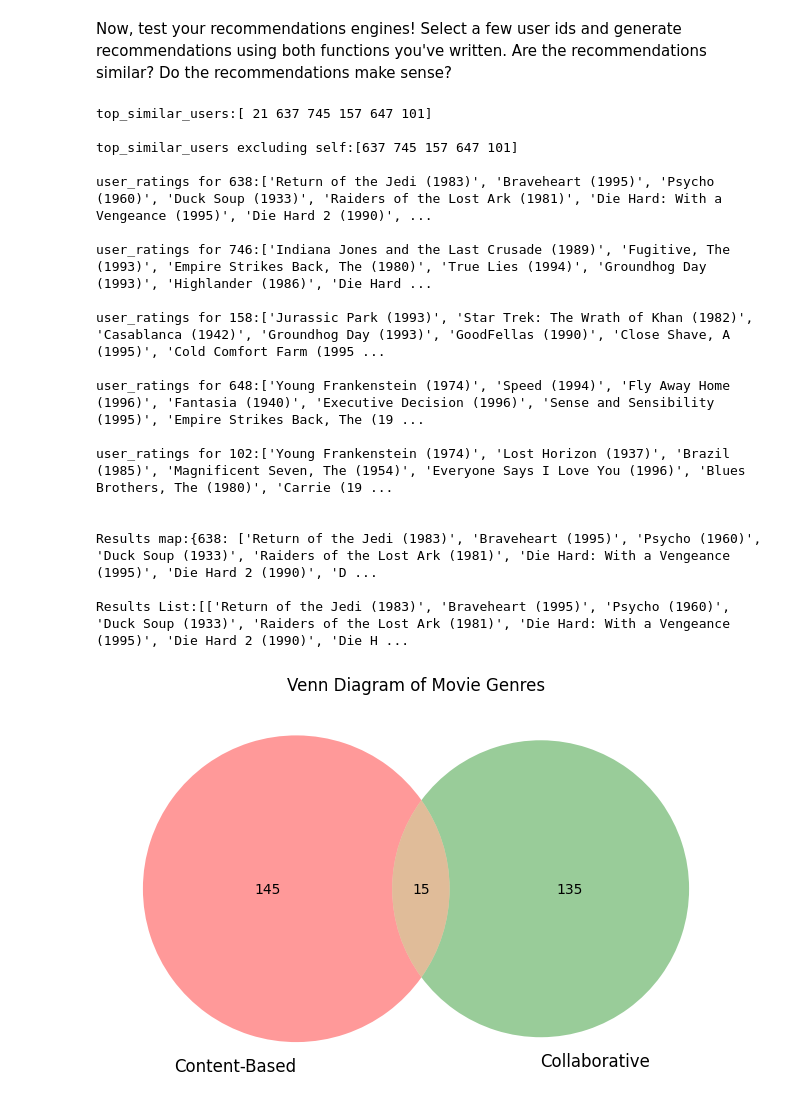
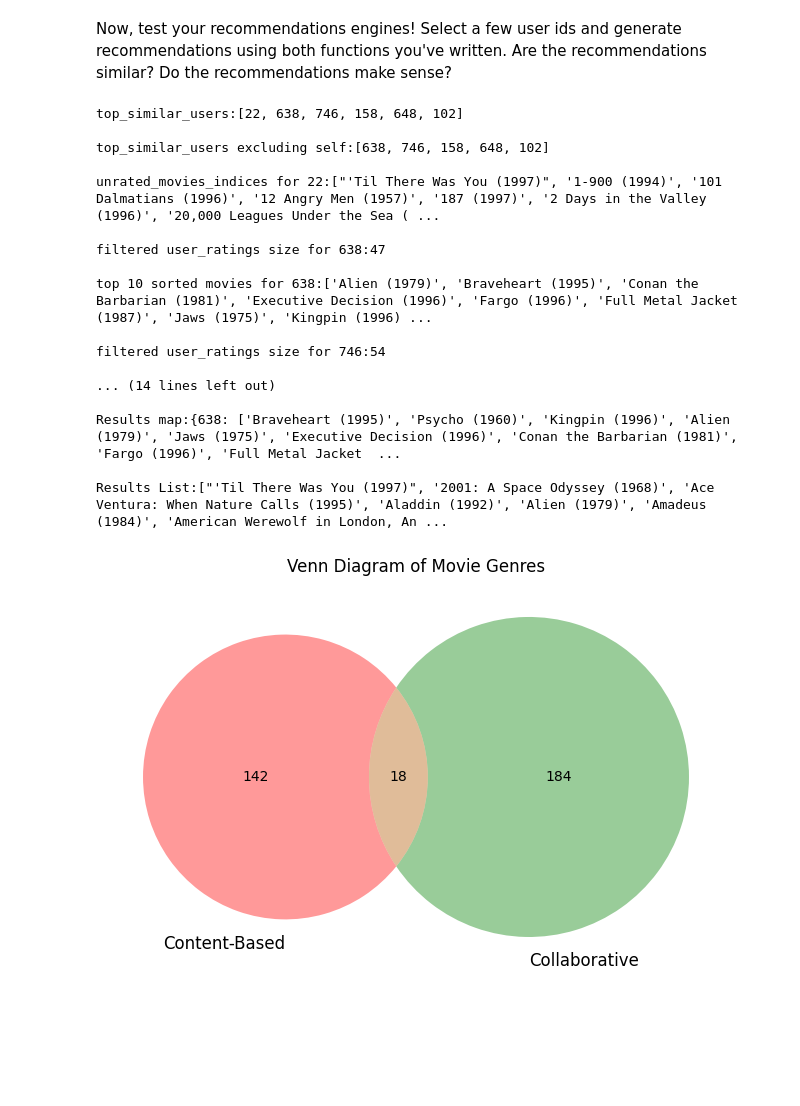
Before and after one commit to hsreekumar/Data_capstone, a Jupyter notebook: Student_MLE_MiniProject_Recommendation_Engines.ipynb, the cells around one changed output. Saved outputs shown, nothing was run; the diff lists cells and outputs as text; code cells hidden in the pictures; blank space fills up the shorter version.

```diff
--- a/Student_MLE_MiniProject_Recommendation_Engines.ipynb
+++ b/Student_MLE_MiniProject_Recommendation_Engines.ipynb
@@ -207,7 +205,7 @@ Here is your task:
 def content_based_recommendation(user_id, df):
   # Get the user's rated movies
   result = {}
-  user_movies = df[merged_df['user_id'] == user_id][['title', 'rating', 'movie_id','user_id']]
+  user_movies = df[merged_df['user_id'] == user_id]
   user_movie_index = user_movies['title'].apply(lambda x: movies[movies['title'] == x].index[0]).tolist()
   umid = user_movies['movie_id'].tolist()
 
@@ -224,6 +222,10 @@ def content_based_recommendation(user_id, df):
   #Get the indices of similar movies to those rated by the user based on cosine similarity. Keep only the top 5 movies for each user_movie_index
 
   indices = cosine_sim[user_movie_index].argsort()
+  similar_indices = indices[:, -5:]
+
+
+  #Test code
   print(f'movies for userId : {user_id} are {user_movie_index}')
   print(f'\ncosine for 3rd movie with movie index: {user_movie_index[2:3]} : {cosine_sim[user_movie_index][2:3]}\n')
   first =cosine_sim[user_movie_index][2:3]
@@ -232,10 +234,10 @@ def content_based_recommendation(user_id, df):
   print(f'sorted cosine for 3rd movie: {sorted_indices} \n')
   print('\n---- last 5 values of the first 10 user_movies in cosines sorted ascending-------\n')
   print(indices[:10, -5:])
-  similar_indices = indices[:, -5:]
 
 
-# get the elements corresponding to sorted indices in descending order
+
+  #get the elements corresponding to sorted indices in descending order
 
   similar_movies = []
   present = []
@@ -350,7 +352,7 @@ Here is your task:
 def collaborative_filtering_recommendation(user_id, df):
   # Create the user-item matrix
   user_item_matrix = df.pivot_table(index='user_id', columns='title', values='rating')
-  #print(user_item_matrix)
+  #print(user_item_matrix.loc[user_id-1])
   # Fill missing values with 0 (indicating no rating)
   user_item_matrix = user_item_matrix.fillna(0)
   # Calculate user-user similarity matrix using cosine similarity
@@ -358,59 +360,65 @@ def collaborative_filtering_recommendation(user_id, df):
   # Get the array of similarity scores of the target user with all other users
   target_user_similarity = user_similarity[user_id - 1]
   # Find the top N most similar users (excluding the target user)
-  top_similar_users = np.argsort(target_user_similarity)[::-1][:6]
+  top_similar_users_indices = np.argsort(target_user_similarity)[::-1][:6]
+  top_similar_users = [user + 1 for user in top_similar_users_indices]
   print(f'top_similar_users:{top_similar_users}\n')
   top_similar_users = top_similar_users[1:]
   print(f'top_similar_users excluding self:{top_similar_users}\n')
   # Generate movie recommendations based on the most similar users
+
+  #Find indices of movies not rated by user_id
+  unrated_movies_indices = user_item_matrix.columns[user_item_matrix.loc[user_id] == 0].tolist()
+  print(f'unrated_movies_indices for {user_id}:{sorted(unrated_movies_indices)}\n')
+
   recommendations = {}
   for user_index in top_similar_users:
-    user_ratings = user_item_matrix.iloc[user_index]
-  # Remove duplicates from recommendations
-    top50 = user_ratings[user_ratings != 0].sort_values( ascending=False).head(50).index.tolist()
-    recommendations[user_index + 1] = top50
-    print(f'user_ratings for {user_index +1}:{top50[:10]}\n')
+    # Get top rated movies of user_index
+    top_rated_movies_user_id = user_item_matrix.loc[user_index].sort_values(ascending=False).head(100).index.tolist()
+    # Remove duplicates from recommendations
+    top_unrated_movies_user_id = [movie for movie in top_rated_movies_user_id if movie in unrated_movies_indices]
+    print(f'filtered user_ratings size for {user_index }:{len(top_unrated_movies_user_id)}\n')
+    recommendations[user_index] = top_unrated_movies_user_id
+    print(f'top 10 sorted movies for {user_index }:{sorted(top_unrated_movies_user_id[:10])}\n')
   return recommendations
 # %% [markdown]
 Now, test your recommendations engines! Select a few user ids and generate recommendations using both functions you've written. Are the recommendations similar? Do the recommendations make sense?
 # %%
 # Test the recommendation engines
 r_map = collaborative_filtering_recommendation(22, merged_df)
-r_list = list(r_map.values())
+r_list = sorted(set(item for sublist in r_map.values() for item in sublist))
+
 print(f'\nResults map:{r_map} \n')
 print(f'Results List:{r_list}')
 # %% [output]
-top_similar_users:[ 21 637 745 157 647 101]
+top_similar_users:[22, 638, 746, 158, 648, 102]
 
-top_similar_users excluding self:[637 745 157 647 101]
+top_similar_users excluding self:[638, 746, 158, 648, 102]
 
-user_ratings for 638:['Return of the Jedi (1983)', 'Braveheart (1995)', 'Psycho (1960)', 'Duck Soup (1933)', 'Raiders of the Lost Ark (1981)', 'Die Hard: With a Vengeance (1995)', 'Die Hard 2 (1990)', ...
+unrated_movies_indices for 22:["'Til There Was You (1997)", '1-900 (1994)', '101 Dalmatians (1996)', '12 Angry Men (1957)', '187 (1997)', '2 Days in the Valley (1996)', '20,000 Leagues Under the Sea ( ...
 
-user_ratings for 746:['Indiana Jones and the Last Crusade (1989)', 'Fugitive, The (1993)', 'Empire Strikes Back, The (1980)', 'True Lies (1994)', 'Groundhog Day (1993)', 'Highlander (1986)', 'Die Hard ...
+filtered user_ratings size for 638:47
 
-user_ratings for 158:['Jurassic Park (1993)', 'Star Trek: The Wrath of Khan (1982)', 'Casablanca (1942)', 'Groundhog Day (1993)', 'GoodFellas (1990)', 'Close Shave, A (1995)', 'Cold Comfort Farm (1995 ...
+top 10 sorted movies for 638:['Alien (1979)', 'Braveheart (1995)', 'Conan the Barbarian (1981)', 'Executive Decision (1996)', 'Fargo (1996)', 'Full Metal Jacket (1987)', 'Jaws (1975)', 'Kingpin (1996) ...
 
-user_ratings for 648:['Young Frankenstein (1974)', 'Speed (1994)', 'Fly Away Home (1996)', 'Fantasia (1940)', 'Executive Decision (1996)', 'Sense and Sensibility (1995)', 'Empire Strikes Back, The (19 ...
+filtered user_ratings size for 746:54
 
-user_ratings for 102:['Young Frankenstein (1974)', 'Lost Horizon (1937)', 'Brazil (1985)', 'Magnificent Seven, The (1954)', 'Everyone Says I Love You (1996)', 'Blues Brothers, The (1980)', 'Carrie (19 ...
+... (14 lines left out)
 
+Results map:{638: ['Braveheart (1995)', 'Psycho (1960)', 'Kingpin (1996)', 'Alien (1979)', 'Jaws (1975)', 'Executive Decision (1996)', 'Conan the Barbarian (1981)', 'Fargo (1996)', 'Full Metal Jacket  ...
 
-Results map:{638: ['Return of the Jedi (1983)', 'Braveheart (1995)', 'Psycho (1960)', 'Duck Soup (1933)', 'Raiders of the Lost Ark (1981)', 'Die Hard: With a Vengeance (1995)', 'Die Hard 2 (1990)', 'D ...
-
-Results List:[['Return of the Jedi (1983)', 'Braveheart (1995)', 'Psycho (1960)', 'Duck Soup (1933)', 'Raiders of the Lost Ark (1981)', 'Die Hard: With a Vengeance (1995)', 'Die Hard 2 (1990)', 'Die H ...
+Results List:["'Til There Was You (1997)", '2001: A Space Odyssey (1968)', 'Ace Ventura: When Nature Calls (1995)', 'Aladdin (1992)', 'Alien (1979)', 'Amadeus (1984)', 'American Werewolf in London, An ...
 # %%
-flattened_rlist = list(chain(*r_list))
-
 # Convert lists to sets for set operations
 set1 = set(result_list)
-set2 = set(flattened_rlist)
+set2 = set(r_list)
 
 # Create a Venn diagram
 plt.figure(figsize=(8, 8))
 venn2([set1, set2], ('Content-Based', 'Collaborative'))
 
 # Title and display the plot
 plt.title('Venn Diagram of Movie Genres')
 plt.show()
 # %% [output]
-[figure, old version]
+[figure, new version]
```
Also changed, not shown: parts of 1 cell of this notebook.
